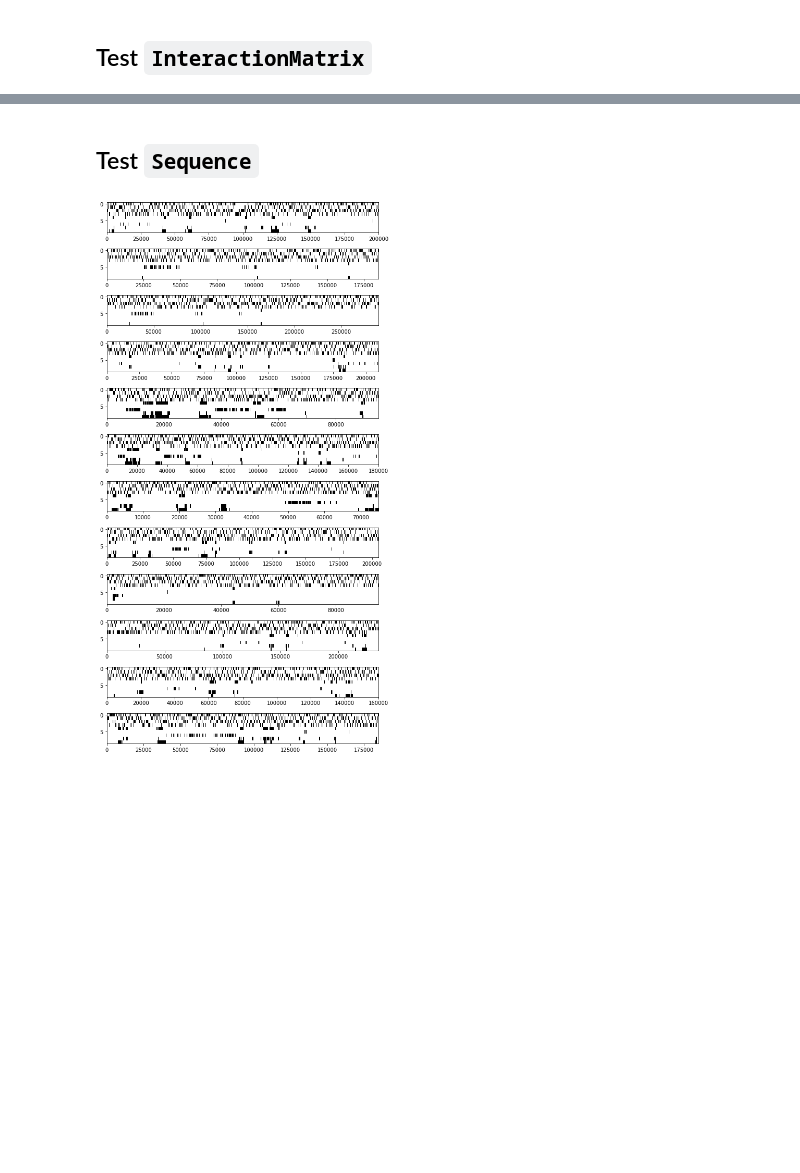
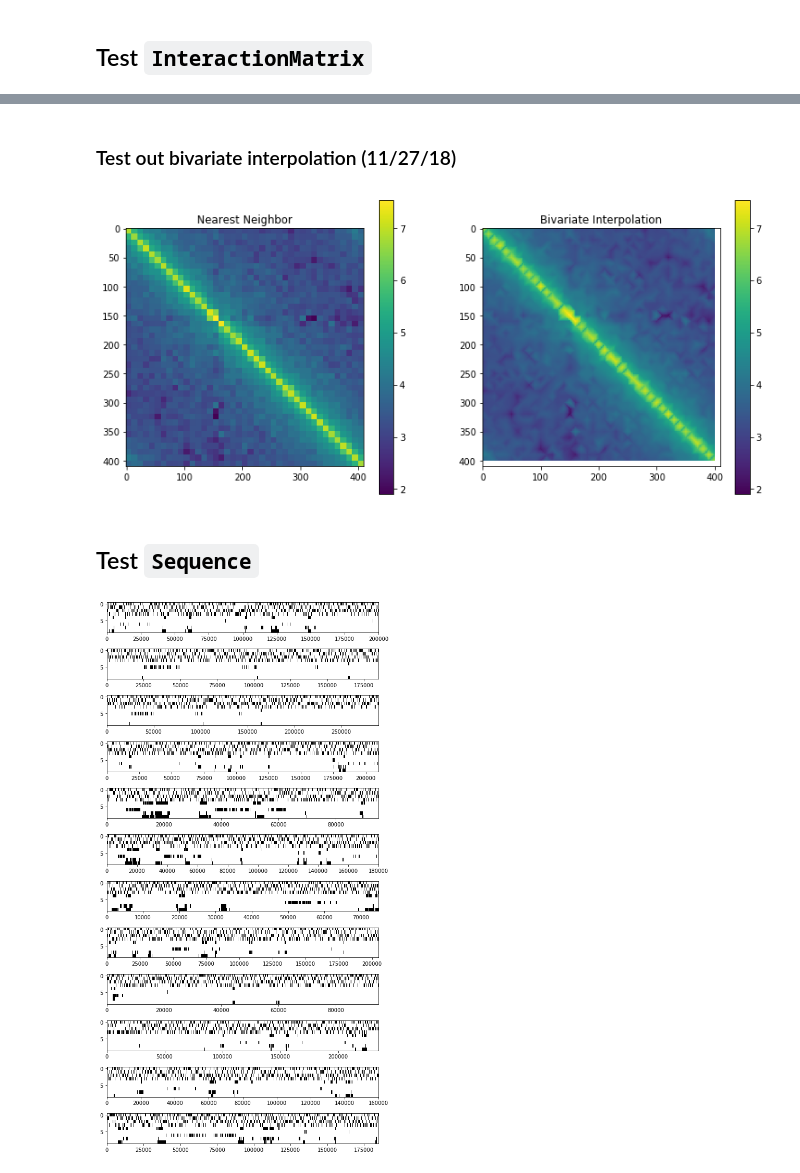
Before and after one commit to venkatesh-sivaraman/hicmotif, a Jupyter notebook: notebooks/test_models.ipynb, the cells around one changed output, grey strips where cells are left out. Saved outputs shown, nothing was run; the diff lists cells and outputs as text; code cells hidden in the pictures; blank space fills up the shorter version.

```diff
--- a/notebooks/test_models.ipynb
+++ b/notebooks/test_models.ipynb
@@ -42,3 +59,43 @@ plt.show()
+# %% [markdown]
+### Test out bivariate interpolation (11/27/18)
+# %%
+from scipy import interpolate
+interp_resolution = 500
+# %%
+matrix = matrices[0]
+r = matrix.range()
+# %%
+# Produce x, y, z
+loci = list(matrix.data.items())
+loci_x, loci_y = np.meshgrid(np.arange(r[0], r[1], matrix.resolution), np.arange(r[0], r[1], matrix.resolution))
+loci_coords = np.hstack([loci_x.reshape(-1, 1), loci_y.reshape(-1, 1)])
+loci_values = np.array([matrix.value_at(x, y) for x, y in loci_coords])
+# %%
+indexes = np.arange((r[1] - r[0]) // interp_resolution)
+grid_x, grid_y = np.meshgrid(indexes * interp_resolution + r[0], indexes * interp_resolution + r[0])
+grid = np.hstack([grid_x.reshape(-1, 1), grid_y.reshape(-1, 1)])
+# %%
+#interp_f = interpolate.griddata(loci_coords, loci_values, method='cubic')
+interpolated = interpolate.griddata(loci_coords, loci_values, grid, method='linear')
+interpolated = interpolated.reshape((r[1] - r[0]) // interp_resolution, (r[1] - r[0]) // interp_resolution)
+
+nearest = np.zeros(((r[1] - r[0]) // interp_resolution, (r[1] - r[0]) // interp_resolution))
+for x in range(nearest.shape[0]):
+    for y in range(nearest.shape[1]):
+        nearest[x,y] = matrix.value_at(x * interp_resolution + r[0], y * interp_resolution + r[0])
+
+plt.figure(figsize=(13, 6))
+plt.subplot(1, 2, 1)
+plt.imshow(np.log(1 + np.maximum(0, nearest)))
+plt.colorbar()
+plt.title("Nearest Neighbor")
+plt.subplot(1, 2, 2)
+plt.imshow(np.log(1 + np.maximum(0, interpolated)))
+plt.colorbar()
+plt.title("Bivariate Interpolation")
+plt.show()
+# %% [output]
+[figure, added]
 # %%
 file.close()
 # %% [markdown]
```
Also changed, not shown: parts of 1 cell of this notebook, 4 other files.
